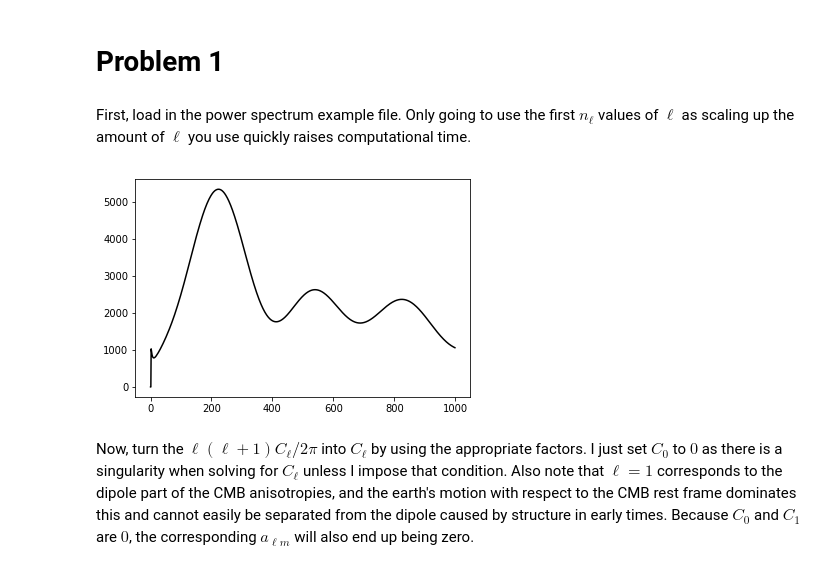
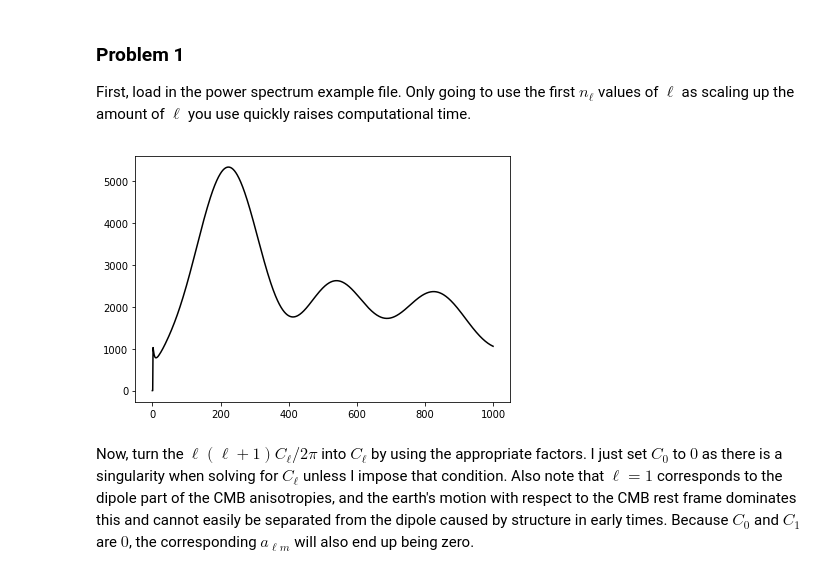
Before and after one commit to marcusmerryfield/phys641_hw, a Jupyter notebook: assignment_4/assignment_4.ipynb, the cells around one changed output. Cells and saved outputs as stored; diff of their text form; code cells hidden in the pictures.

```diff
--- a/assignment_4/assignment_4.ipynb
+++ b/assignment_4/assignment_4.ipynb
@@ -6,6 +8,5 @@ import matplotlib.pyplot as plt
-# %% [markdown]
-# Problem 1
 # %% [markdown]
+### Problem 1
 First, load in the power spectrum example file. Only going to use the first $n_\ell$ values of $\ell$ as scaling up the amount of $\ell$ you use quickly raises computational time.
 # %%
 nl = int(1000.0)
@@ -13,9 +14,10 @@ ps = np.loadtxt('../../phys641/problem_sets/example_ps.txt')
 ps_1 = ps[:nl,0]
 # %%
 plt.plot(ps_1,c='k')
+plt.tight_layout()
 plt.show()
 # %% [output]
-[figure, old version]
+[figure, new version]
 # %% [markdown]
 Now, turn the $\ell (\ell + 1) C_\ell / 2\pi$ into $C_\ell$ by using the appropriate factors. I just set $C_0$ to $0$ as there is a singularity when solving for $C_\ell$ unless I impose that condition. Also note that $\ell = 1$ corresponds to the dipole part of the CMB anisotropies, and the earth's motion with respect to the CMB rest frame dominates this and cannot easily be separated from the dipole caused by structure in early times. Because $C_0$ and $C_1$ are $0$, the corresponding $a_{\ell m}$ will also end up being zero.
 # %%
```
Also changed, not shown: parts of 41 cells of this notebook.
